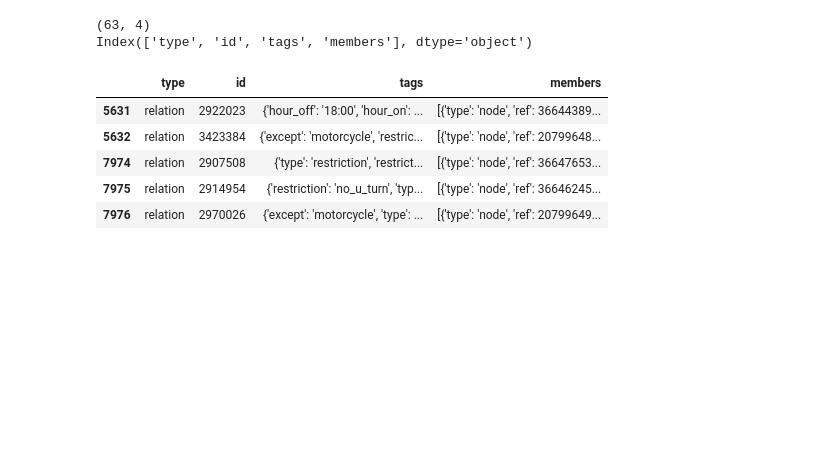
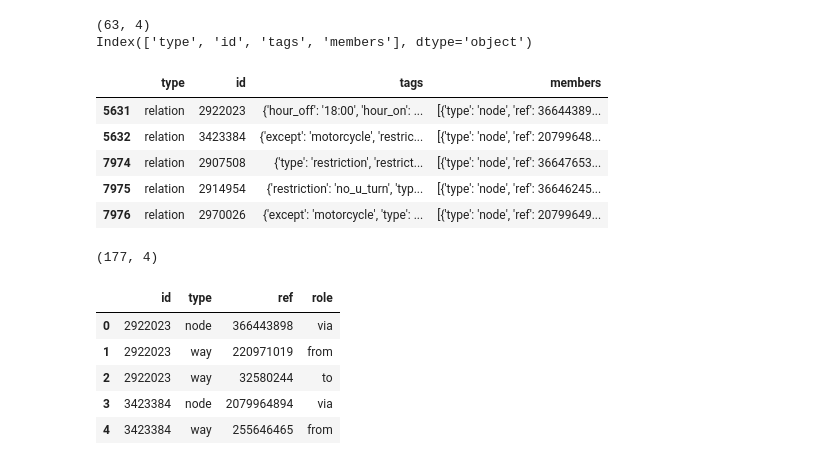
Before and after one commit to An-Sadek/HCM_IOT_GNN, a Jupyter notebook: preprocess/osm_consitency_2019_01_03.ipynb, the cells around one changed output. Cells and saved outputs as stored; diff of their text form; code cells hidden in the pictures; blank space fills up the shorter version.

```diff
--- a/preprocess/osm_consitency_2019_01_03.ipynb
+++ b/preprocess/osm_consitency_2019_01_03.ipynb
@@ -237,4 +237,25 @@ Index(['type', 'id', 'tags', 'members'], dtype='object')
 | 7975 | relation | 2914954 | {'restriction': 'no_u_turn', 'typ... | [{'type': 'node', 'ref': 36646245... |
 | 7976 | relation | 2970026 | {'except': 'motorcycle', 'type': ... | [{'type': 'node', 'ref': 20799649... |
 # %%
-relation_members_df =
+# Tách mỗi member thành một dòng
+df_exploded = osm_relation_df.explode("members").reset_index(drop=True)
+
+# Tách dict trong members thành các cột
+relation_members_df = pd.concat(
+    [
+        df_exploded[["id"]],
+        pd.json_normalize(df_exploded["members"]),
+    ],
+    axis=1,
+)
+
+print(relation_members_df.shape)
+relation_members_df.head()
+# %% [output]
+(177, 4)
+|  | id | type | ref | role |
+| 0 | 2922023 | node | 366443898 | via |
+| 1 | 2922023 | way | 220971019 | from |
+| 2 | 2922023 | way | 32580244 | to |
+| 3 | 3423384 | node | 2079964894 | via |
+| 4 | 3423384 | way | 255646465 | from |
```
Also changed, not shown: parts of 3 cells of this notebook, 2 other files.
